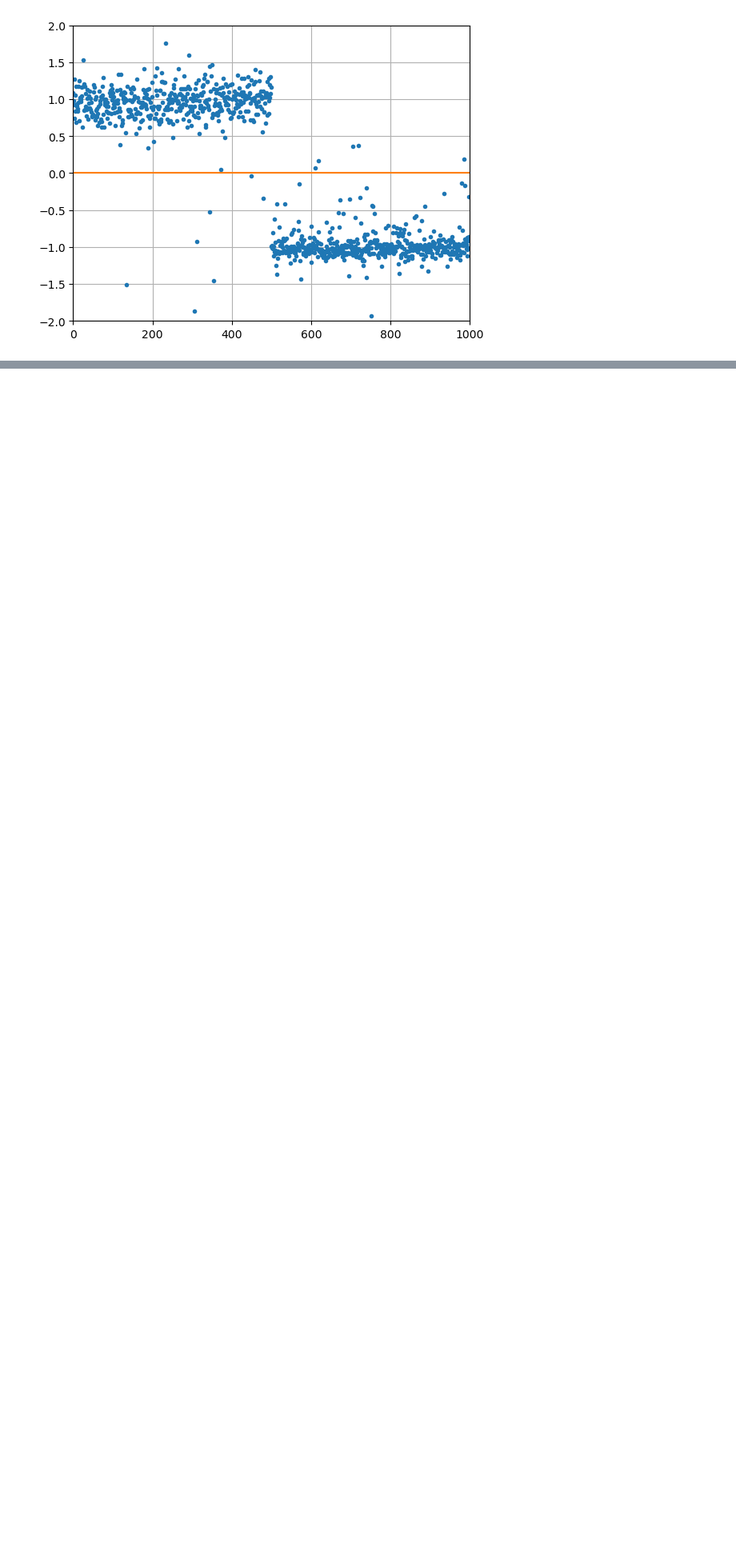
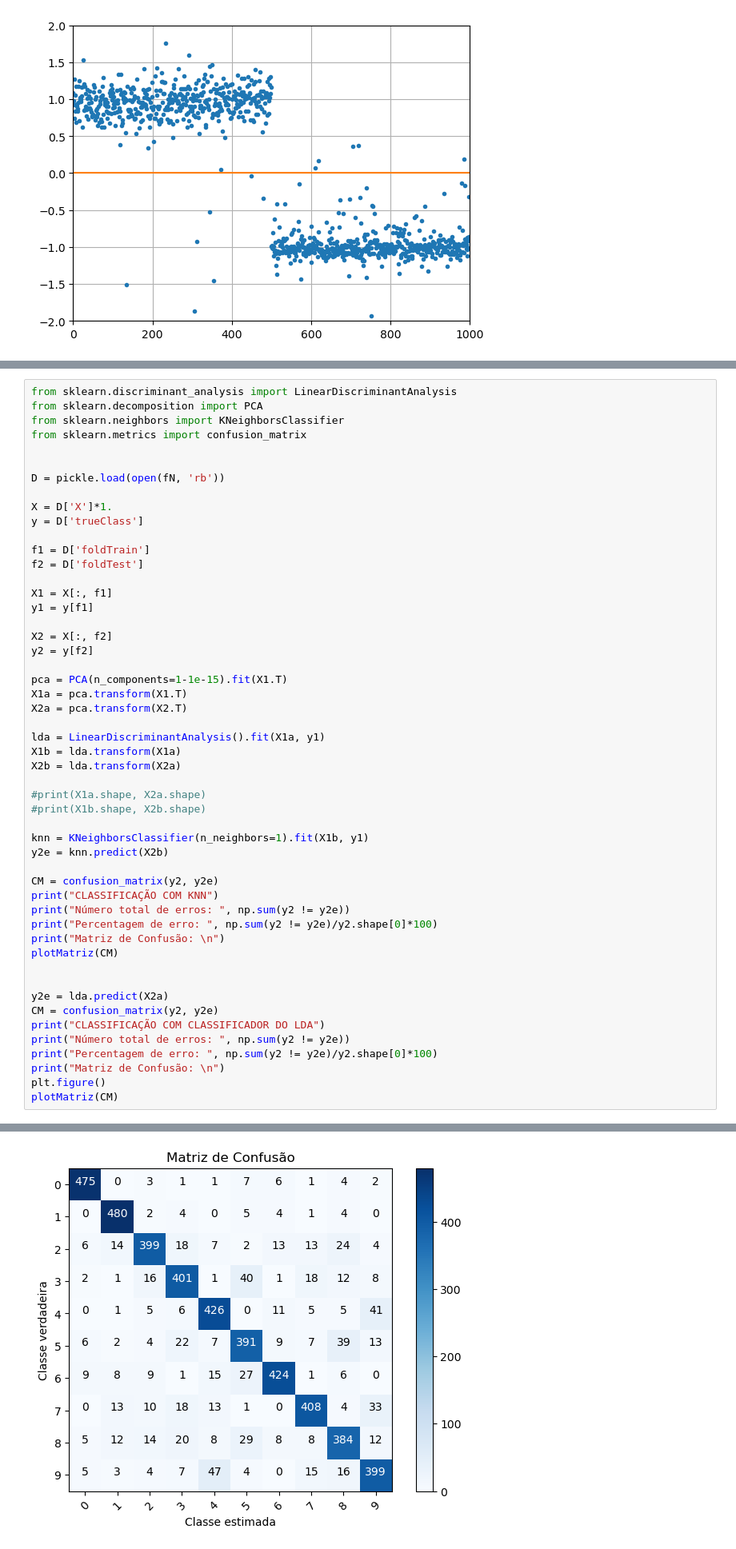
Before and after one commit to AnaSofOliveira/AA-22-23, a Jupyter notebook: Laboratorios/Lab3/Lab3.ipynb, the cells around one changed output, grey strips where cells are left out. Shown at 80% size. Cells and saved outputs as stored; diff of their text form; blank space fills up the shorter version.

```diff
--- a/Laboratorios/Lab3/Lab3.ipynb
+++ b/Laboratorios/Lab3/Lab3.ipynb
@@ -924,0 +1044,52 @@ print(idx)
+# %%
+from sklearn.discriminant_analysis import LinearDiscriminantAnalysis
+from sklearn.decomposition import PCA
+from sklearn.neighbors import KNeighborsClassifier
+from sklearn.metrics import confusion_matrix
+
+
+D = pickle.load(open(fN, 'rb'))
+
+X = D['X']*1.
+y = D['trueClass']
+
+f1 = D['foldTrain']
+f2 = D['foldTest']
+
+X1 = X[:, f1]
+y1 = y[f1]
+
+X2 = X[:, f2]
+y2 = y[f2]
+
+pca = PCA(n_components=1-1e-15).fit(X1.T)
+X1a = pca.transform(X1.T)
+X2a = pca.transform(X2.T)
+
+lda = LinearDiscriminantAnalysis().fit(X1a, y1)
+X1b = lda.transform(X1a)
+X2b = lda.transform(X2a)
+
+#print(X1a.shape, X2a.shape)
+#print(X1b.shape, X2b.shape)
+
+knn = KNeighborsClassifier(n_neighbors=1).fit(X1b, y1)
+y2e = knn.predict(X2b)
+
+CM = confusion_matrix(y2, y2e)
+print("CLASSIFICAÇÃO COM KNN")
+print("Número total de erros: ", np.sum(y2 != y2e))
+print("Percentagem de erro: ", np.sum(y2 != y2e)/y2.shape[0]*100)
+print("Matriz de Confusão: \n")
+plotMatriz(CM)
+
+
+y2e = lda.predict(X2a)
+CM = confusion_matrix(y2, y2e)
+print("CLASSIFICAÇÃO COM CLASSIFICADOR DO LDA")
+print("Número total de erros: ", np.sum(y2 != y2e))
+print("Percentagem de erro: ", np.sum(y2 != y2e)/y2.shape[0]*100)
+print("Matriz de Confusão: \n")
+plt.figure()
+plotMatriz(CM)
+# %% [output]
@@ -924,0 +1105 @@ print(idx)
+[figure, added]
```
Also changed, not shown: parts of 7 cells of this notebook, 1 other file.
